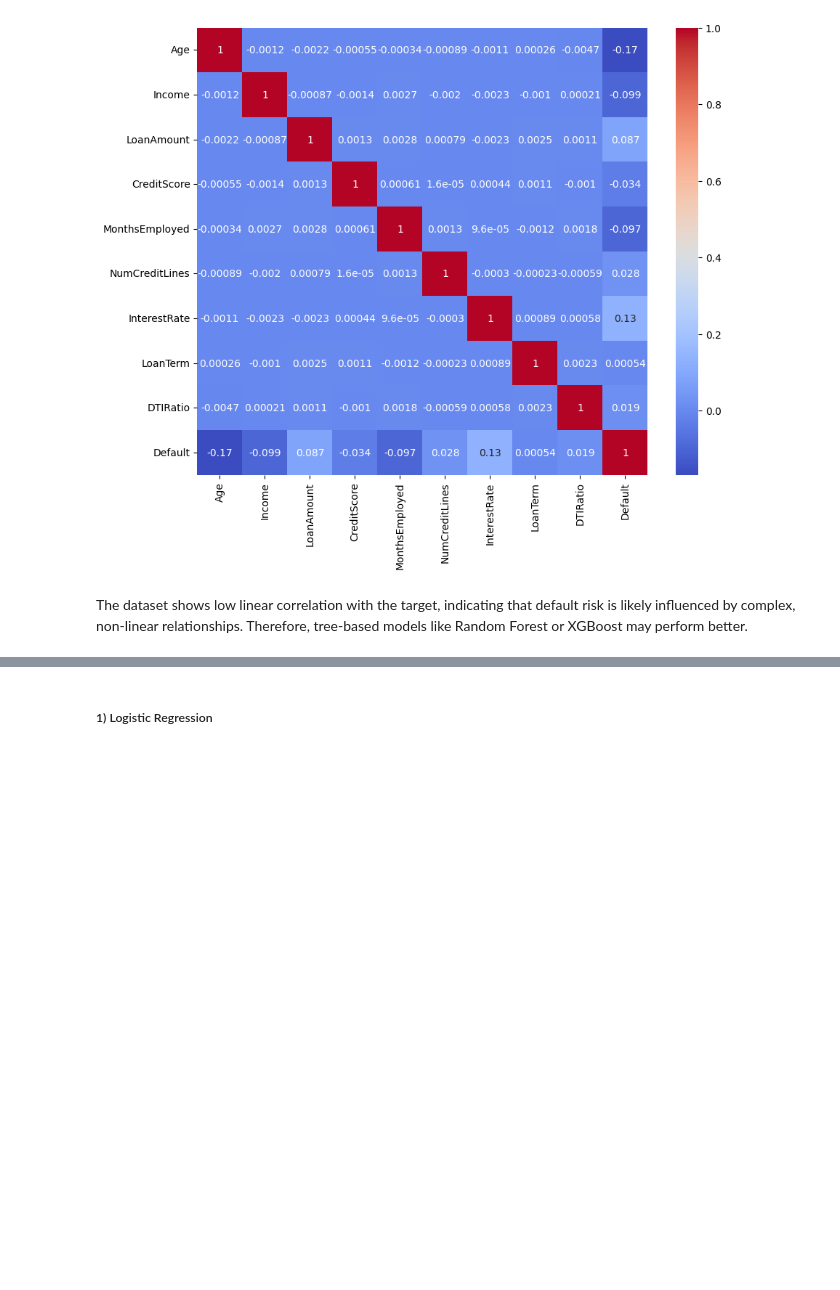
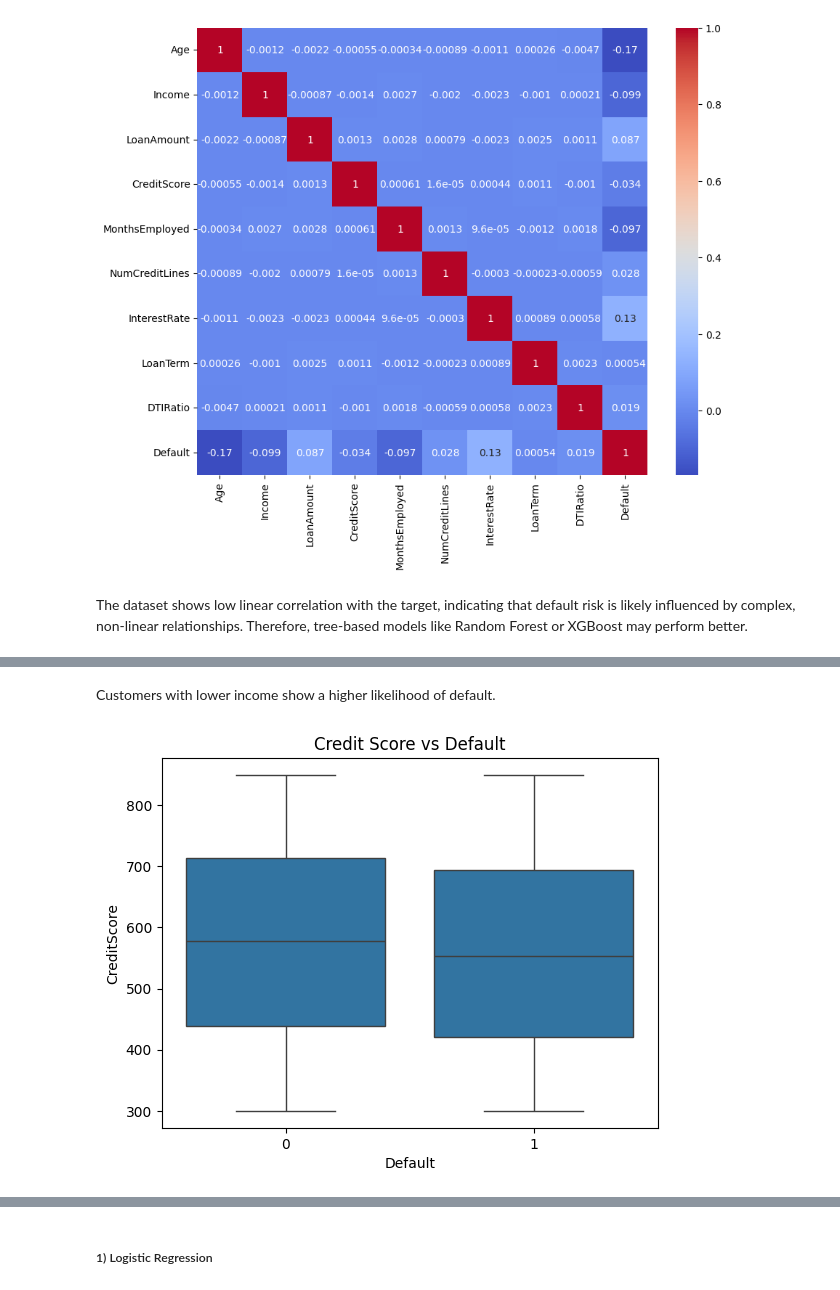
Before and after one commit to himanshu-uike/Credit-Risk-Prediction, a Jupyter notebook: credit_risk.ipynb, the cells around one changed output, grey strips where cells are left out. Saved outputs shown, nothing was run; the diff lists cells and outputs as text; code cells hidden in the pictures; blank space fills up the shorter version.

```diff
--- a/credit_risk.ipynb
+++ b/credit_risk.ipynb
@@ -105,0 +122,8 @@ The dataset shows low linear correlation with the target, indicating that defaul
+# %% [markdown]
+Customers with lower income show a higher likelihood of default.
+# %%
+sns.boxplot(x='Default', y='CreditScore', data=df)
+plt.title("Credit Score vs Default")
+plt.show()
+# %% [output]
+[figure, added]
```
Also changed, not shown: parts of 17 cells of this notebook.
